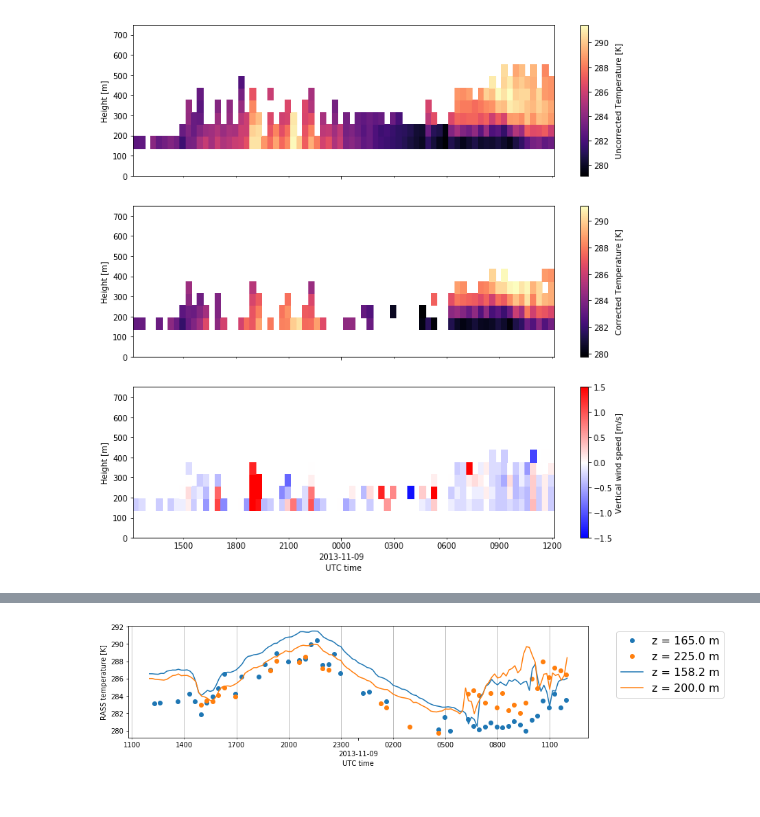
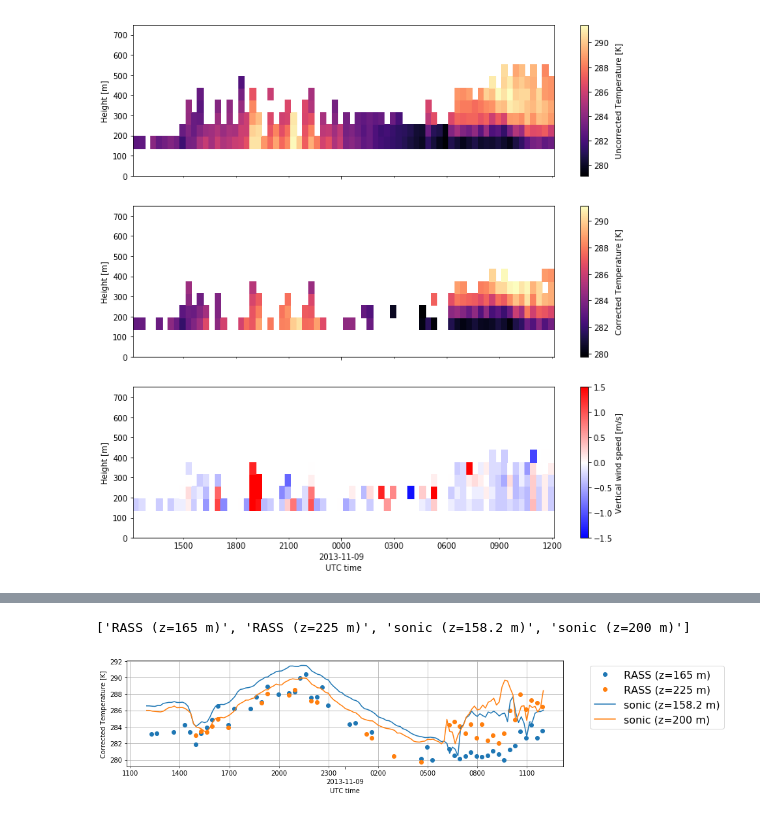
Before and after one commit to ewquon/assessment, a Jupyter notebook: datasets/SWiFT/process_TTU_radar.ipynb, the cells around one changed output, grey strips where cells are left out. Saved outputs shown, nothing was run; the diff lists cells and outputs as text; code cells hidden in the pictures.

Commit message:
Clean up preliminary RASS analysis
- Add `rass_qc_output` file
- Update time-history plot
- Update notes in "Analyze RASS data" section

```diff
--- a/datasets/SWiFT/process_TTU_radar.ipynb
+++ b/datasets/SWiFT/process_TTU_radar.ipynb
@@ -595,5 +600,6 @@ fig,ax,cbars = plot_timeheight(rass_qc,
 [figure]
 # %%
 # lowest RASS heights
-rass.index.levels[1][:5]
+lowest_rass_heights = rass.index.levels[1][:2]
+lowest_rass_heights
 # %% [output]
@@ -601,3 +607,4 @@ Float64Index([165.0, 225.0, 285.0, 345.0, 405.0], dtype='float64', name='height'
 # %%
-tower.index.levels[1]
+highest_tower_heights = tower.index.levels[1][-2:]
+highest_tower_heights
 # %% [output]
@@ -627,15 +612,25 @@ fig,ax = plot_timehistory_at_height(tower,
-# %%
-fig,ax = plot_timehistory_at_height(rass_qc,
-                                    heights=[165,225],
-                                    fields='Tc',
-                                    fieldlabels={'Tc':'RASS temperature [K]'},
-                                    # plotting kwargs
-                                    marker='o',linestyle='none',
-                                   )
-fig,ax = plot_timehistory_at_height(tower,
-                                    heights=[158.2,200],
-                                    fields='Ts',
-                                    fig=fig,ax=ax,
-                                   )
-# %% [output]
-[figure, removed]
+# %%
+# plot RASS data
+fig,ax = plot_timehistory_at_height(rass_qc,
+                                    heights=lowest_rass_heights,
+                                    fields='Tc',
+                                    fieldlabels={'Tc':'Corrected Temperature [K]'},
+                                    # plotting kwargs
+                                    marker='o',linestyle='none',
+                                   )
+# plot tower data
+fig,ax = plot_timehistory_at_height(tower,
+                                    heights=highest_tower_heights,
+                                    fields='Ts',
+                                    fig=fig,ax=ax,
+                                   )
+# update legend labels
+rass_labels = ['RASS (z={:g} m)'.format(hgt) for hgt in lowest_rass_heights]
+sonic_labels = ['sonic (z={:g} m)'.format(hgt) for hgt in highest_tower_heights]
+labels = rass_labels + sonic_labels
+handles,_ = ax.get_legend_handles_labels()
+ax.legend(handles, labels, loc='upper left', bbox_to_anchor=(1.05,1),fontsize=16)
+labels
+# %% [output]
+['RASS (z=165 m)', 'RASS (z=225 m)', 'sonic (z=158.2 m)', 'sonic (z=200 m)']
+[figure, added]
```
Also changed, not shown: parts of 9 cells of this notebook.
